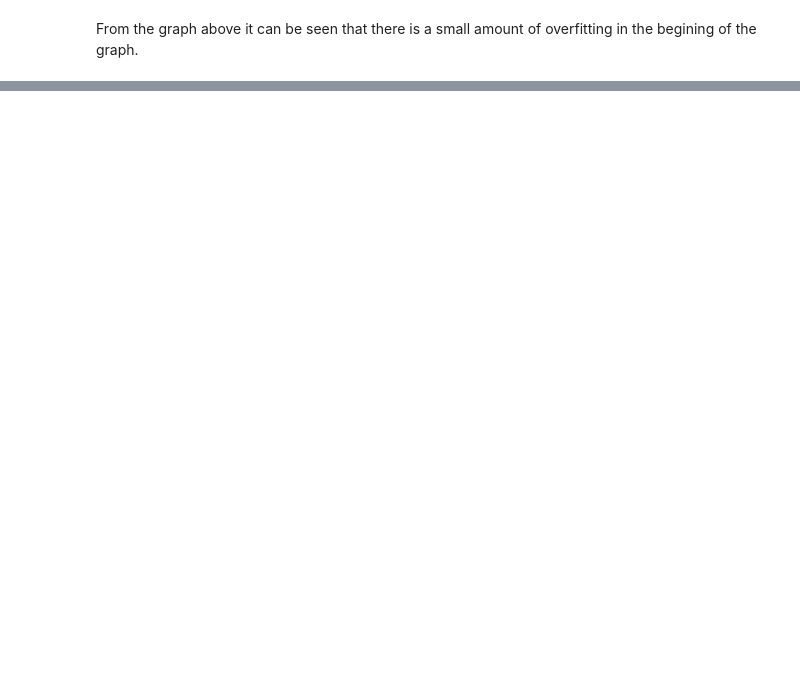
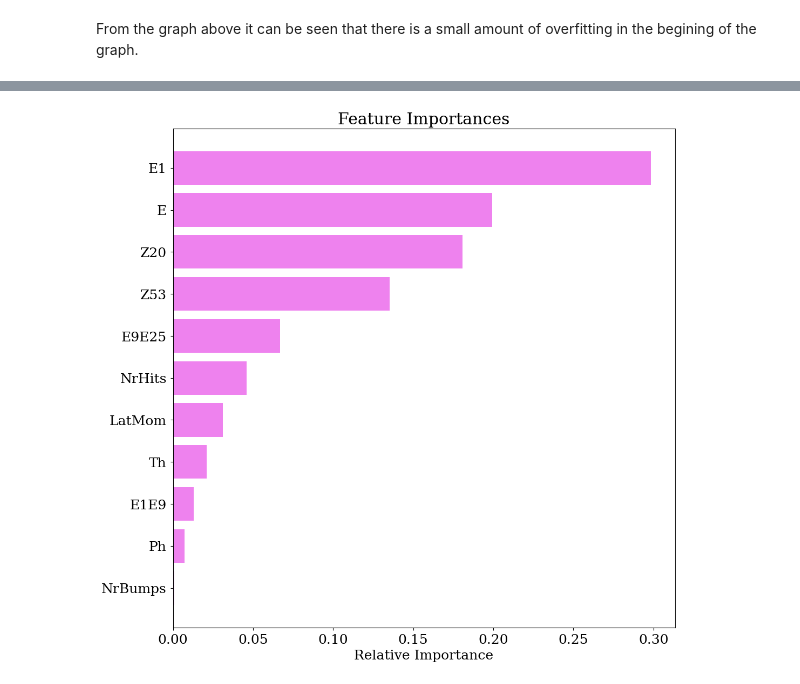
Before and after one commit to diodeamy/ComputationalMethods, a Jupyter notebook: Project 4/Matt_KMeans.ipynb, the cells around one changed output, grey strips where cells are left out. Saved outputs shown, nothing was run; the diff lists cells and outputs as text; code cells hidden in the pictures; blank space fills up the shorter version.

```diff
--- a/Project 4/Matt_KMeans.ipynb
+++ b/Project 4/Matt_KMeans.ipynb
@@ -523,2 +523,11 @@ FOM =  63.22775057036159
 # %% [markdown]
 From the graph above it can be seen that there is a small amount of overfitting in the begining of the graph.
+# %%
+PlotFrame = pd.concat([GamTrain, NeutTrain], ignore_index=True, axis=0)
+X = PlotFrame.drop('distinction', axis=1)
+y = PlotFrame['distinction']
+
+X_train, X_test, y_train, y_test = train_test_split(X, y, test_size=0.50, random_state=1, shuffle=True)
+
+rf_classifier=RandomForestClassifier(random_state=1)
+rf_classifier.fit(X_train,y_train)
@@ -524,0 +536,5 @@ From the graph above it can be seen that there is a small amount of overfitting
+# %%
+X_train, X_test, y_train, y_test = train_test_split(X, y, test_size=0.50, random_state=1, shuffle=True)
+
+rf_classifier=RandomForestClassifier(random_state=1)
+rf_classifier.fit(X_train,y_train)
@@ -524,0 +552,15 @@ From the graph above it can be seen that there is a small amount of overfitting
+# %%
+column_names = list(X.columns)
+feature_names = column_names
+
+importances = rf_classifier.feature_importances_
+indices = np.argsort(importances)
+
+plt.figure(figsize=(12,12))
+plt.title('Feature Importances')
+plt.barh(range(len(indices)), importances[indices], color='violet', align='center')
+plt.yticks(range(len(indices)), [feature_names[i] for i in indices])
+plt.xlabel('Relative Importance')
+plt.show()
+# %% [output]
+[figure, added]
```
Also changed, not shown: parts of 14 cells of this notebook, 1 other file.
